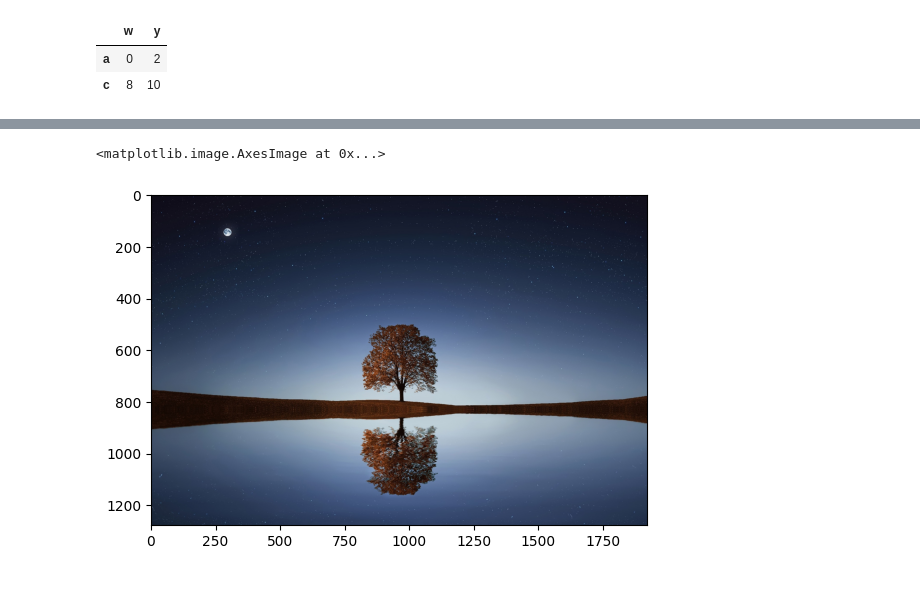
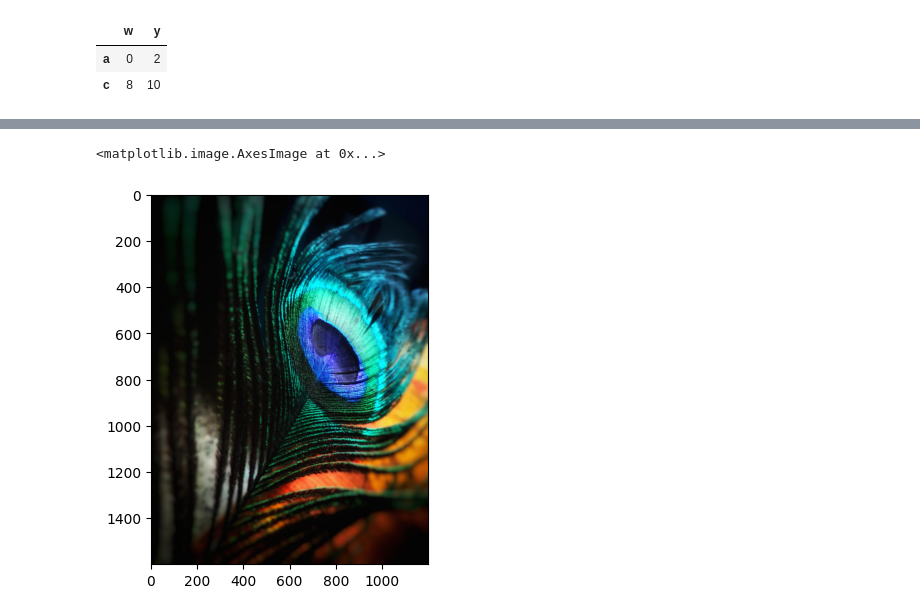
Before and after one commit to Santoshi-10/Fmml-lab-1, a Jupyter notebook: FMML_2023_Basics_of_Python.ipynb, the cells around one changed output, grey strips where cells are left out. Drawn from its saved outputs; the diff is of its cells as text; code cells hidden in the pictures; blank space fills up the shorter version.

```diff
--- a/FMML_2023_Basics_of_Python.ipynb
+++ b/FMML_2023_Basics_of_Python.ipynb
@@ -593,5 +559,5 @@ import matplotlib.pyplot as plt
 # %%
-plt.imshow(plt.imread("/content/pexels-pixabay-268533.jpg"))
+plt.imshow(plt.imread("/content/WhatsApp Image 2023-09-01 at 09.10.16.jpg"))
 # %% [output]
 <matplotlib.image.AxesImage at 0x...>
-[figure, old version]
+[figure, new version]
```
Also changed, not shown: parts of 22 cells of this notebook.
